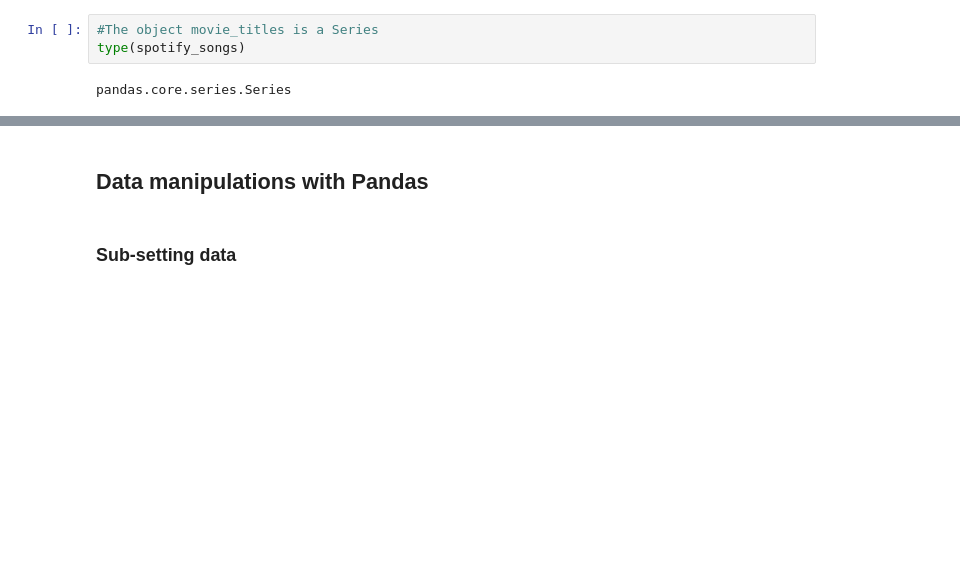
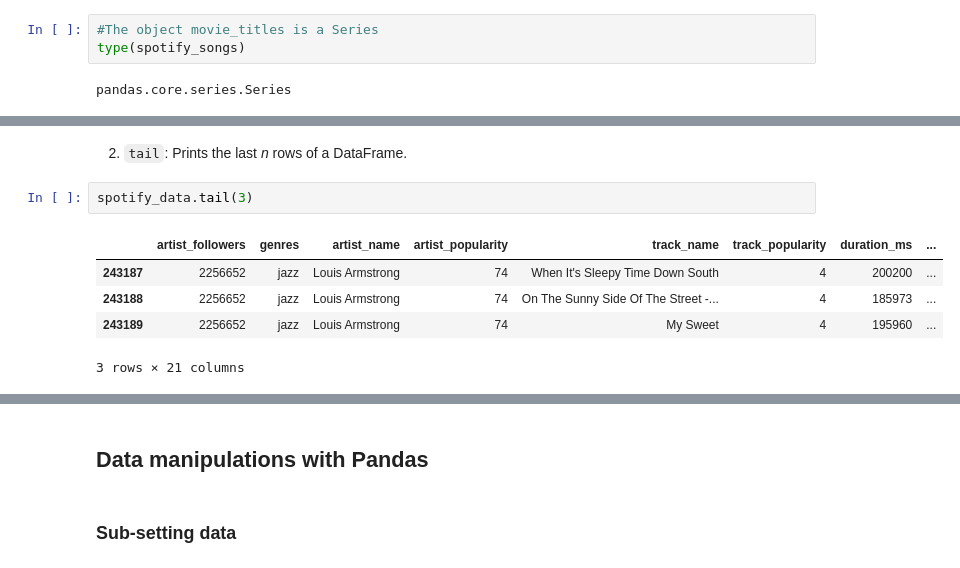
Before and after one commit to NUstat/DataScience_Intro_python, a Jupyter notebook: Pandas.ipynb, the cells around one changed output, grey strips where cells are left out. Drawn from its saved outputs; the diff is of its cells as text; blank space fills up the shorter version.

```diff
--- a/Pandas.ipynb
+++ b/Pandas.ipynb
@@ -268,0 +294,10 @@ array([[16996777, 'rap', 'Juice WRLD', ..., 0.203, 161.991, 4],
+# %% [markdown]
+2. `tail`: Prints the last *n* rows of a DataFrame.
+# %%
+spotify_data.tail(3)
+# %% [output]
+|  | artist_followers | genres | artist_name | artist_popularity | track_name | track_popularity | duration_ms | ... |
+| 243187 | 2256652 | jazz | Louis Armstrong | 74 | When It's Sleepy Time Down South | 4 | 200200 | ... |
+| 243188 | 2256652 | jazz | Louis Armstrong | 74 | On The Sunny Side Of The Street -... | 4 | 185973 | ... |
+| 243189 | 2256652 | jazz | Louis Armstrong | 74 | My Sweet | 4 | 195960 | ... |
+3 rows × 21 columns
```
Also changed, not shown: parts of 103 cells of this notebook.
